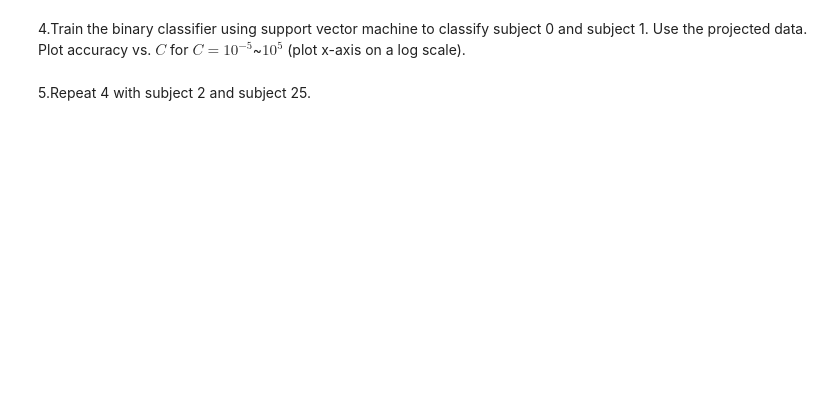
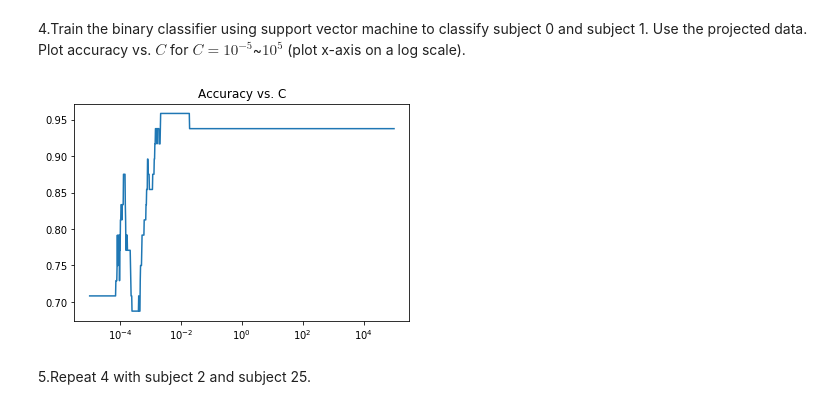
Before and after one commit to hervature/ORFE, a Jupyter notebook: ELE 535/homework8/ELE435_535_Fall18_LAB8.ipynb, the cells around one changed output. Drawn from its saved outputs; the diff is of its cells as text; code cells hidden in the pictures; blank space fills up the shorter version.

```diff
--- a/ELE 535/homework8/ELE435_535_Fall18_LAB8.ipynb
+++ b/ELE 535/homework8/ELE435_535_Fall18_LAB8.ipynb
@@ -110,4 +198,45 @@ Note: Output should be 128 x N for both the train data and the test data (i.e. l
 # %% [markdown]
 4.Train the binary classifier using support vector machine to classify subject 0 and subject 1. Use the projected data. Plot accuracy vs. $C$ for $C=10^{-5}$~$10^{5}$ (plot x-axis on a log scale).
+# %%
+C = [10**i for i in np.linspace(-5,5,1000)]
+accuracies = []
+
+subject_1 = 0
+subject_2 = 1
+
+for c in C:
+    X_1 = X_train_pca[:,subject_1*40:(subject_1+1)*40]
+    X_2 = X_train_pca[:,subject_2*40:(subject_2+1)*40]
+    X_pca = np.concatenate((X_1,X_2),1).T
+    Y_pca = np.ones((80,))
+    Y_pca[:int(80/2)] = -1
+
+    clf = SVC(C=c, max_iter=10**9, kernel='linear')
+    clf.fit(X_pca,Y_pca)
+
+    mask_1 = Y_test == subject_1
+    mask_2 = Y_test == subject_2
+
+    X_1 = X_test_pca[:,mask_1]
+    X_2 = X_test_pca[:,mask_2]
+    X_pca_test = np.concatenate((X_1,X_2),1).T
+
+    Y_test_1 = Y_test[mask_1]
+    Y_test_2 = Y_test[mask_2]
+
+    Y_test_1[:] = -1
+    Y_test_2[:] = 1
+
+    Y_pca_test = np.concatenate((Y_test_1,Y_test_2)).T
+
+    accuracies.append(clf.score(X_pca_test, Y_pca_test))
+
+plt.figure()
+plt.plot(C, accuracies)
+plt.xscale('log')
+plt.title('Accuracy vs. C')
+plt.show()
+# %% [output]
+[figure, added]
 # %% [markdown]
 5.Repeat 4 with subject 2 and subject 25.
```
Also changed, not shown: parts of 8 cells of this notebook, 1 other file.
